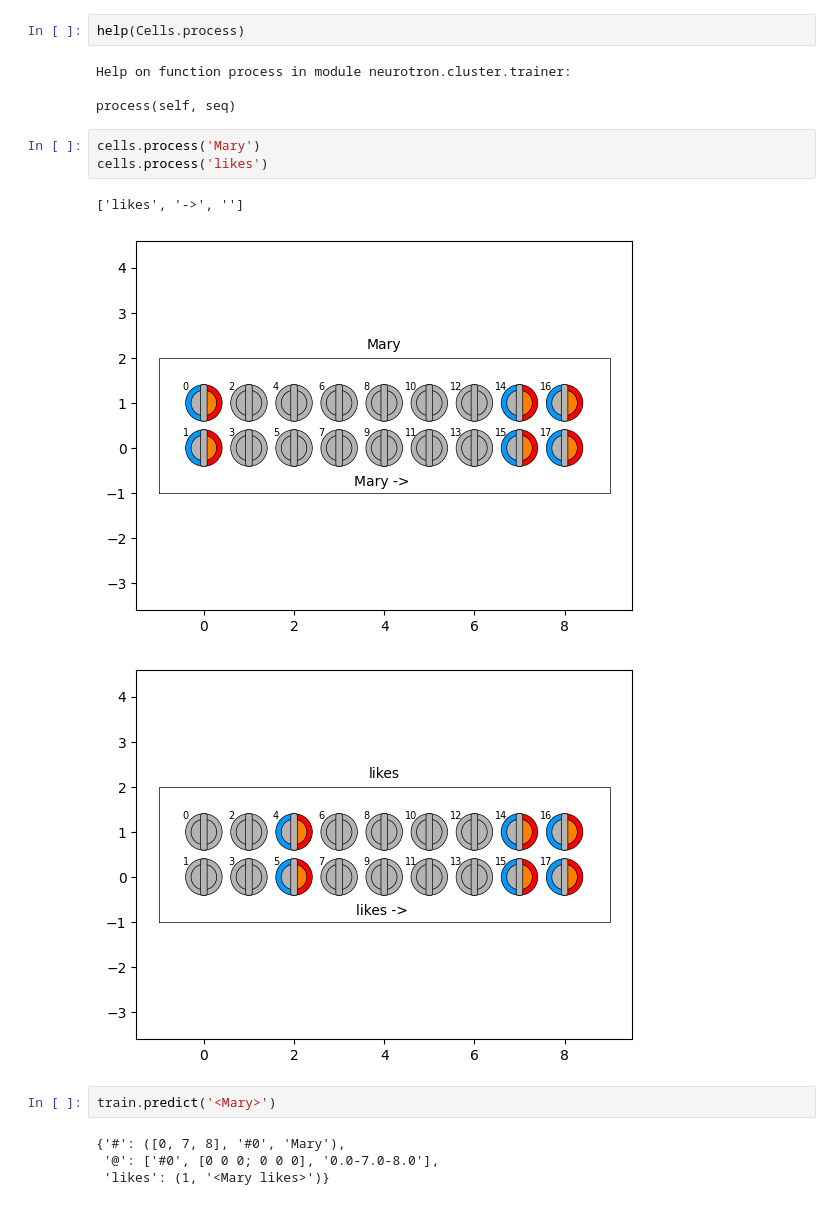
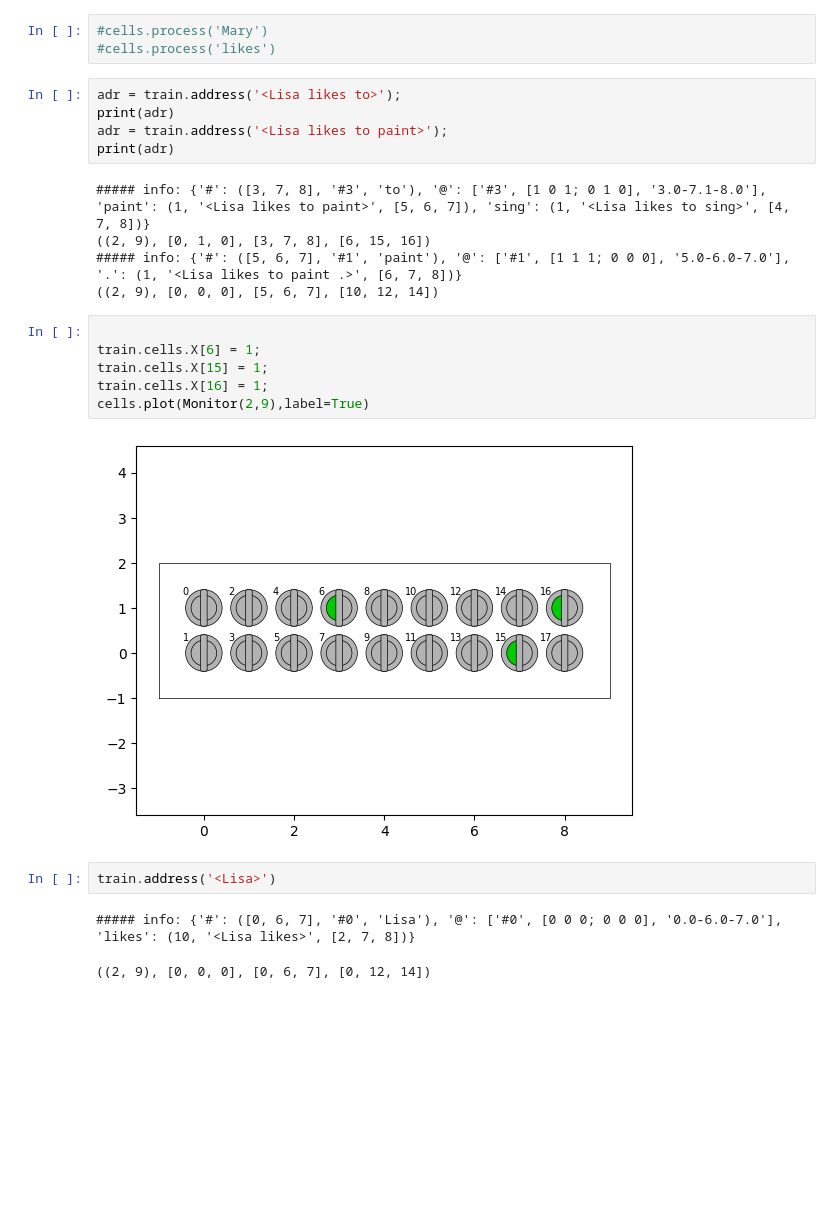
Before and after one commit to ihux/neurotron-develop, a Jupyter notebook: jupyter/neurotron/mary.ipynb, the cells around one changed output. Drawn from its saved outputs; the diff is of its cells as text; blank space fills up the shorter version.

```diff
--- a/jupyter/neurotron/mary.ipynb
+++ b/jupyter/neurotron/mary.ipynb
@@ -53,19 +87,26 @@ train.predict('<Lisa likes to>')
-# %%
-help(Cells.process)
-# %% [output]
-Help on function process in module neurotron.cluster.trainer:
-
-process(self, seq)
 # %%
-cells.process('Mary')
-cells.process('likes')
+#cells.process('Mary')
+#cells.process('likes')
-# %% [output]
-['likes', '->', '']
-[figure, removed]
-[figure, removed]
 # %%
-train.predict('<Mary>')
+adr = train.address('<Lisa likes to>');
+print(adr)
+adr = train.address('<Lisa likes to paint>');
+print(adr)
 # %% [output]
-{'#': ([0, 7, 8], '#0', 'Mary'),
- '@': ['#0', [0 0 0; 0 0 0], '0.0-7.0-8.0'],
- 'likes': (1, '<Mary likes>')}
+##### info: {'#': ([3, 7, 8], '#3', 'to'), '@': ['#3', [1 0 1; 0 1 0], '3.0-7.1-8.0'], 'paint': (1, '<Lisa likes to paint>', [5, 6, 7]), 'sing': (1, '<Lisa likes to sing>', [4, 7, 8])}
+((2, 9), [0, 1, 0], [3, 7, 8], [6, 15, 16])
+##### info: {'#': ([5, 6, 7], '#1', 'paint'), '@': ['#1', [1 1 1; 0 0 0], '5.0-6.0-7.0'], '.': (1, '<Lisa likes to paint .>', [6, 7, 8])}
+((2, 9), [0, 0, 0], [5, 6, 7], [10, 12, 14])
+# %%
+
+train.cells.X[6] = 1;
+train.cells.X[15] = 1;
+train.cells.X[16] = 1;
+cells.plot(Monitor(2,9),label=True)
+# %% [output]
+[figure, added]
+# %%
+train.address('<Lisa>')
+# %% [output]
+##### info: {'#': ([0, 6, 7], '#0', 'Lisa'), '@': ['#0', [0 0 0; 0 0 0], '0.0-6.0-7.0'], 'likes': (10, '<Lisa likes>', [2, 7, 8])}
+((2, 9), [0, 0, 0], [0, 6, 7], [0, 12, 14])
```
Also changed, not shown: parts of 7 cells of this notebook, 1 other file.
